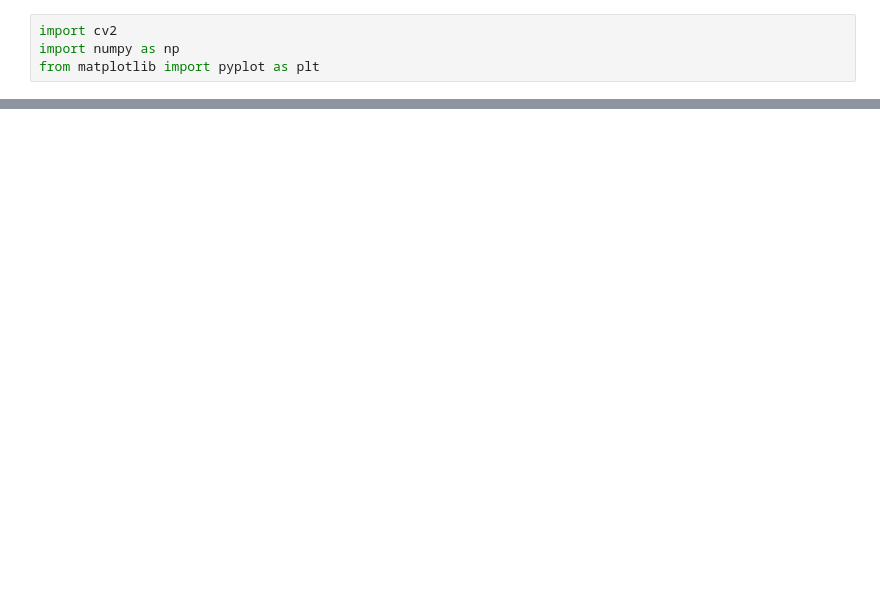
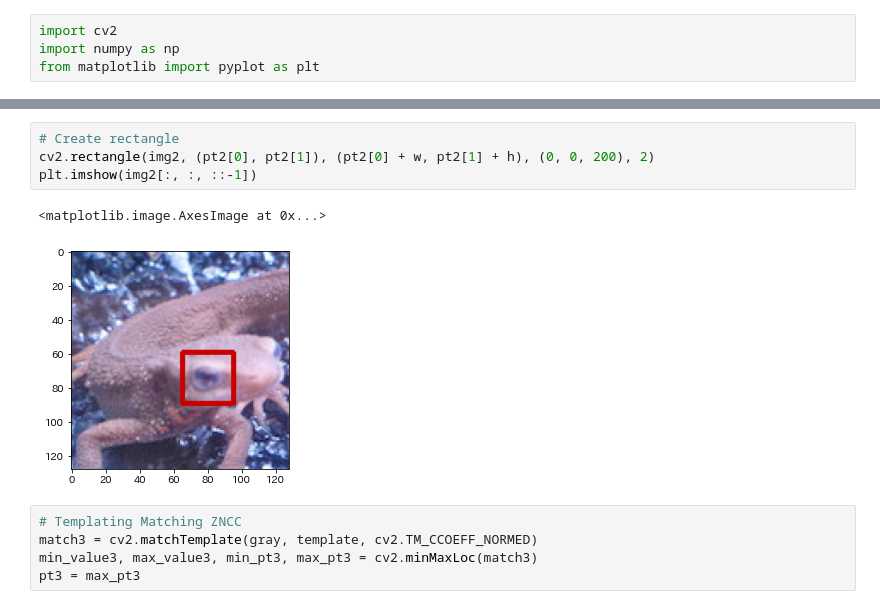
Before and after one commit to wkotaro/Image-Processing, a Jupyter notebook: code/Template Matching.ipynb, the cells around one changed output, grey strips where cells are left out. Drawn from its saved outputs; the diff is of its cells as text; blank space fills up the shorter version.

```diff
--- a/code/Template Matching.ipynb
+++ b/code/Template Matching.ipynb
@@ -17 +41,13 @@ pt = min_pt
+# %%
+# Create rectangle
+cv2.rectangle(img2, (pt2[0], pt2[1]), (pt2[0] + w, pt2[1] + h), (0, 0, 200), 2)
+plt.imshow(img2[:, :, ::-1])
+# %% [output]
+<matplotlib.image.AxesImage at 0x...>
+[figure, added]
+# %%
+# Templating Matching ZNCC
+match3 = cv2.matchTemplate(gray, template, cv2.TM_CCOEFF_NORMED)
+min_value3, max_value3, min_pt3, max_pt3 = cv2.minMaxLoc(match3)
+pt3 = max_pt3
 # %%
```
Also changed, not shown: parts of 8 cells of this notebook.
